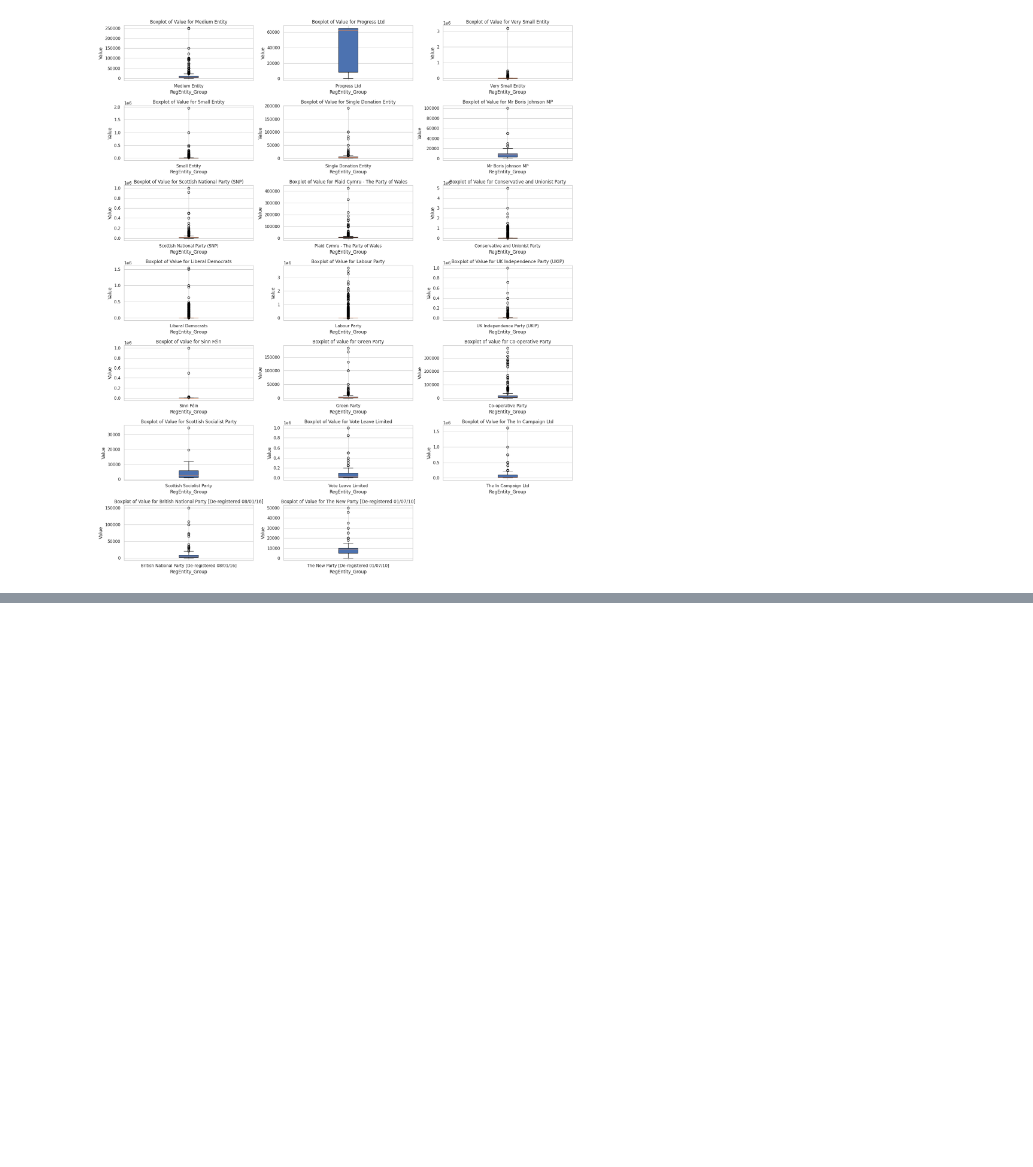
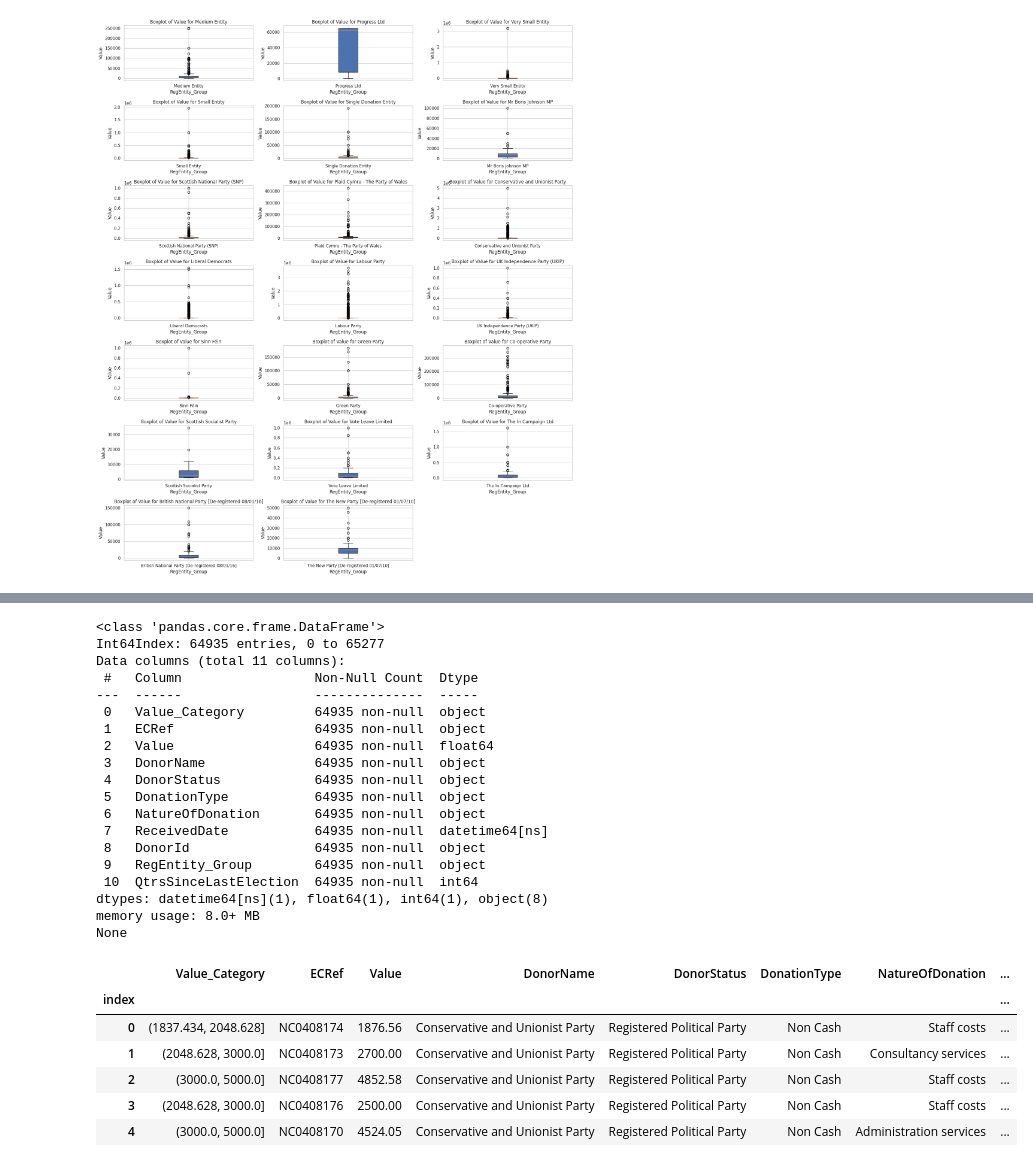
Before and after one commit to Hysnap/PoliticalDonations_Repository, a Jupyter notebook: jupyter_notebooks/DataManipulationTrial.ipynb, the cells around one changed output, grey strips where cells are left out. Cells and saved outputs as stored; diff of their text form; code cells hidden in the pictures; blank space fills up the shorter version.

```diff
--- a/jupyter_notebooks/DataManipulationTrial.ipynb
+++ b/jupyter_notebooks/DataManipulationTrial.ipynb
@@ -778,0 +814,30 @@ KeyboardInterrupt:
+# %%
+print(df.info())
+df.head()
+# %% [output]
+<class 'pandas.core.frame.DataFrame'>
+Int64Index: 64935 entries, 0 to 65277
+Data columns (total 11 columns):
+ #   Column                 Non-Null Count  Dtype
+---  ------                 --------------  -----
+ 0   Value_Category         64935 non-null  object
+ 1   ECRef                  64935 non-null  object
+ 2   Value                  64935 non-null  float64
+ 3   DonorName              64935 non-null  object
+ 4   DonorStatus            64935 non-null  object
+ 5   DonationType           64935 non-null  object
+ 6   NatureOfDonation       64935 non-null  object
+ 7   ReceivedDate           64935 non-null  datetime64[ns]
+ 8   DonorId                64935 non-null  object
+ 9   RegEntity_Group        64935 non-null  object
+ 10  QtrsSinceLastElection  64935 non-null  int64
+dtypes: datetime64[ns](1), float64(1), int64(1), object(8)
+memory usage: 8.0+ MB
+None
+|  | Value_Category | ECRef | Value | DonorName | DonorStatus | DonationType | NatureOfDonation | ... |
+| index |  |  |  |  |  |  |  | ... |
+| 0 | (1837.434, 2048.628] | NC0408174 | 1876.56 | Conservative and Unionist Party | Registered Political Party | Non Cash | Staff costs | ... |
+| 1 | (2048.628, 3000.0] | NC0408173 | 2700.00 | Conservative and Unionist Party | Registered Political Party | Non Cash | Consultancy services | ... |
+| 2 | (3000.0, 5000.0] | NC0408177 | 4852.58 | Conservative and Unionist Party | Registered Political Party | Non Cash | Staff costs | ... |
+| 3 | (2048.628, 3000.0] | NC0408176 | 2500.00 | Conservative and Unionist Party | Registered Political Party | Non Cash | Staff costs | ... |
+| 4 | (3000.0, 5000.0] | NC0408170 | 4524.05 | Conservative and Unionist Party | Registered Political Party | Non Cash | Administration services | ... |
```
Also changed, not shown: parts of 11 cells of this notebook.
